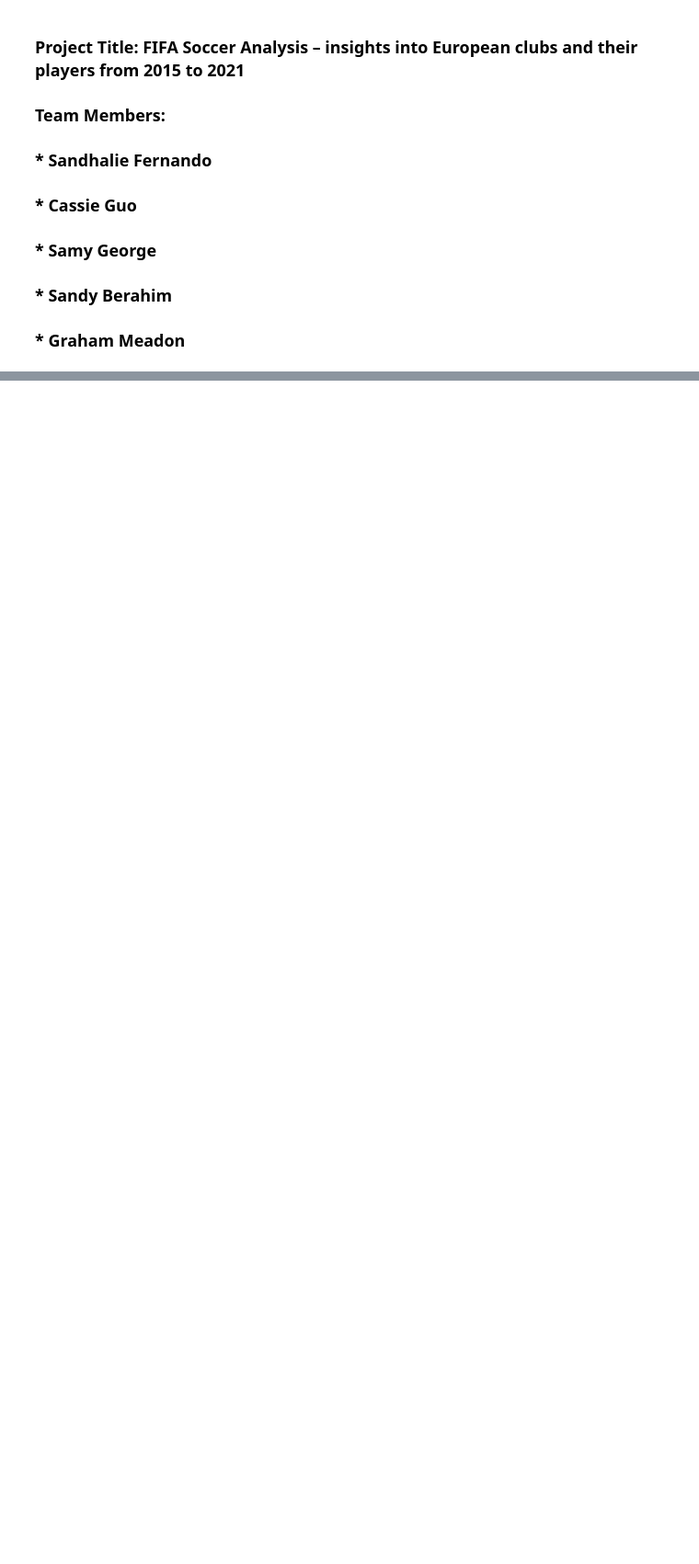
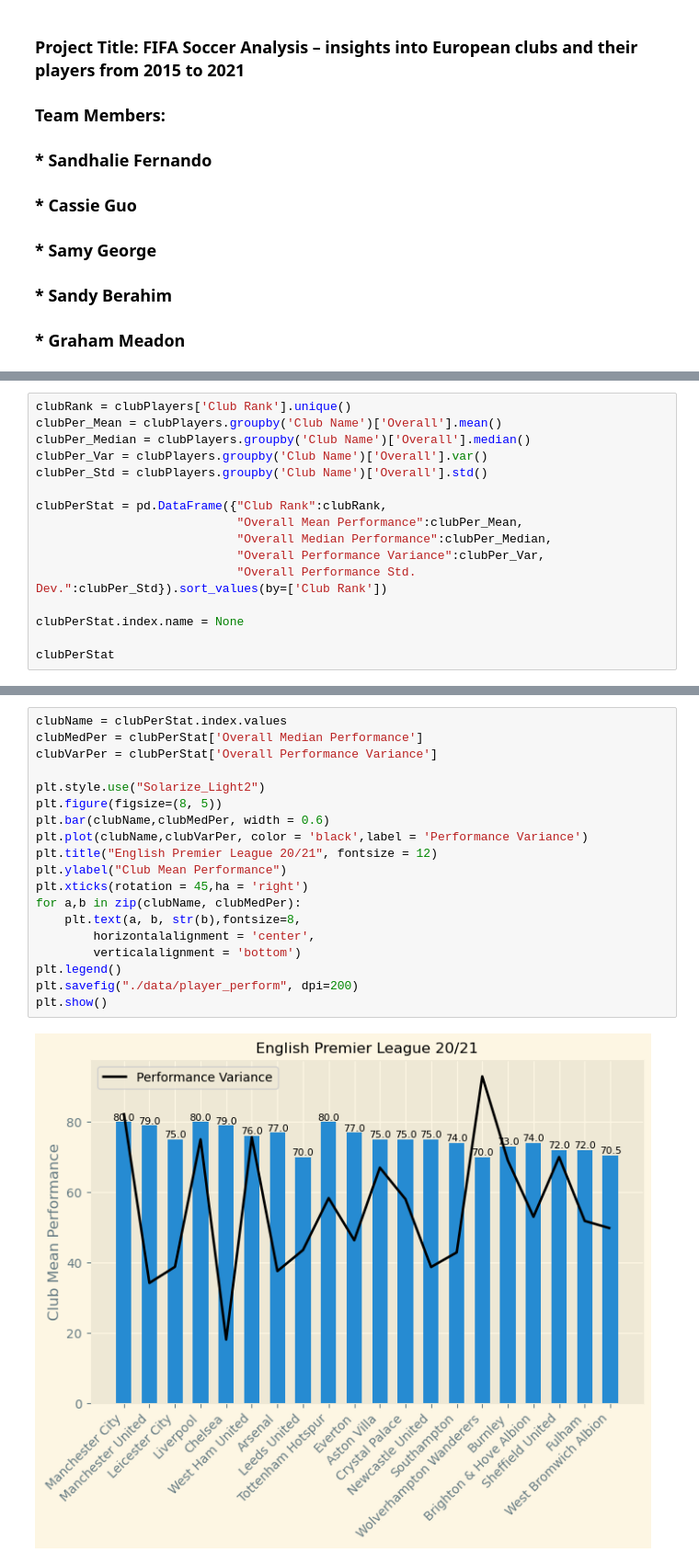
Before and after one commit to Misscoffeecassie/Group-2, a Jupyter notebook: Project_1_Group_2_FIFA_Players.ipynb, the cells around one changed output, grey strips where cells are left out. Shown at 92% size. Drawn from its saved outputs; the diff is of its cells as text; blank space fills up the shorter version.

```diff
--- a/Project_1_Group_2_FIFA_Players.ipynb
+++ b/Project_1_Group_2_FIFA_Players.ipynb
@@ -47,0 +139,16 @@ combined_original_data_df
+# %%
+clubRank = clubPlayers['Club Rank'].unique()
+clubPer_Mean = clubPlayers.groupby('Club Name')['Overall'].mean()
+clubPer_Median = clubPlayers.groupby('Club Name')['Overall'].median()
+clubPer_Var = clubPlayers.groupby('Club Name')['Overall'].var()
+clubPer_Std = clubPlayers.groupby('Club Name')['Overall'].std()
+
+clubPerStat = pd.DataFrame({"Club Rank":clubRank,
+                            "Overall Mean Performance":clubPer_Mean,
+                            "Overall Median Performance":clubPer_Median,
+                            "Overall Performance Variance":clubPer_Var,
+                            "Overall Performance Std. Dev.":clubPer_Std}).sort_values(by=['Club Rank'])
+
+clubPerStat.index.name = None
+
+clubPerStat
@@ -47,0 +173,21 @@ combined_original_data_df
+# %%
+clubName = clubPerStat.index.values
+clubMedPer = clubPerStat['Overall Median Performance']
+clubVarPer = clubPerStat['Overall Performance Variance']
+
+plt.style.use("Solarize_Light2")
+plt.figure(figsize=(8, 5))
+plt.bar(clubName,clubMedPer, width = 0.6)
+plt.plot(clubName,clubVarPer, color = 'black',label = 'Performance Variance')
+plt.title("English Premier League 20/21", fontsize = 12)
+plt.ylabel("Club Mean Performance")
+plt.xticks(rotation = 45,ha = 'right')
+for a,b in zip(clubName, clubMedPer):
+    plt.text(a, b, str(b),fontsize=8,
+        horizontalalignment = 'center',
+        verticalalignment = 'bottom')
+plt.legend()
+plt.savefig("./data/player_perform", dpi=200)
+plt.show()
+# %% [output]
+[figure, added]
```
Also changed, not shown: parts of 8 cells of this notebook, 3 other files.
